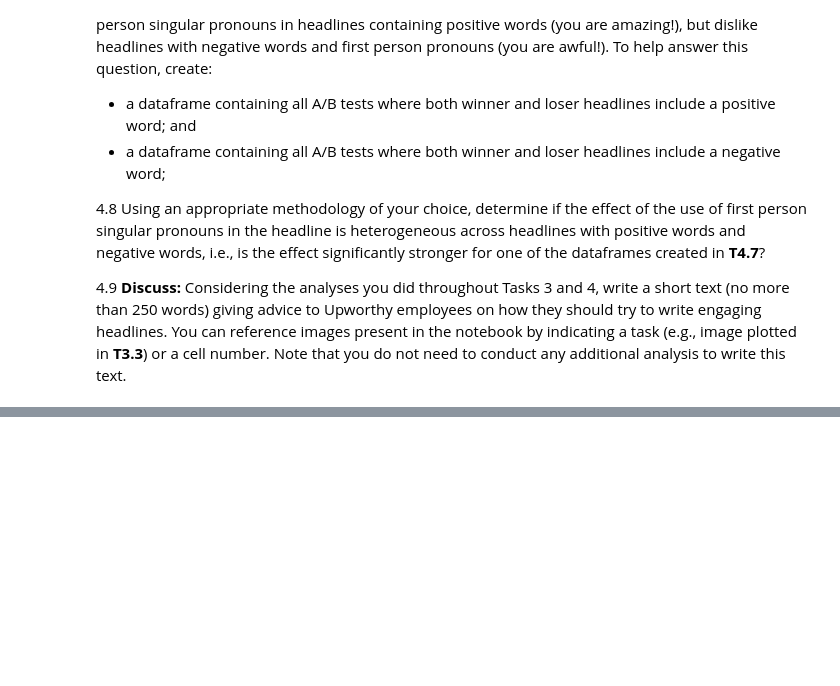
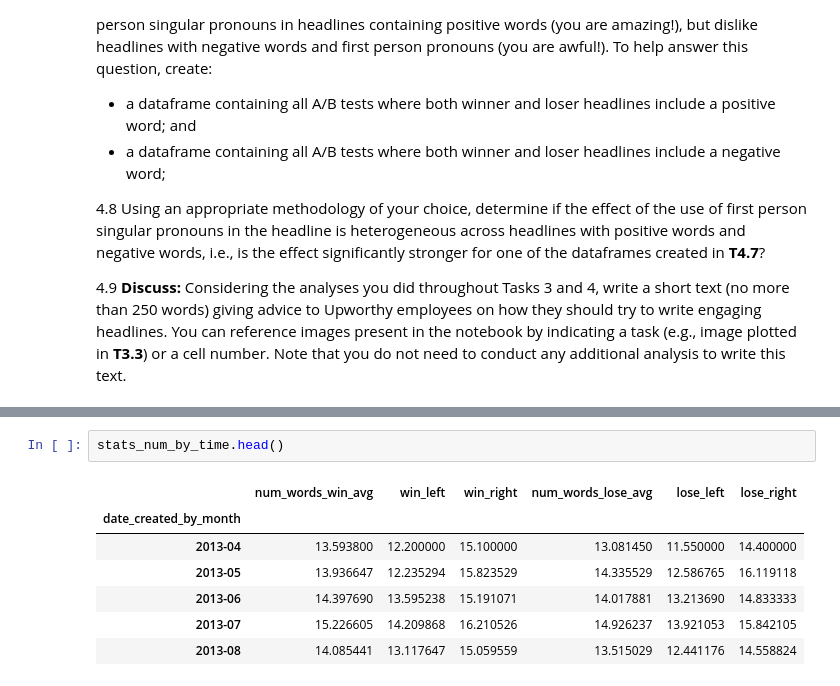
Before and after one commit to PeterYYZhang/2022, a Jupyter notebook: Homework/01 - Pandas Data Wrangling and Data Viz/hw1.ipynb, the cells around one changed output, grey strips where cells are left out. Cells and saved outputs as stored; diff of their text form; blank space fills up the shorter version.

```diff
--- a/Homework/01 - Pandas Data Wrangling and Data Viz/hw1.ipynb
+++ b/Homework/01 - Pandas Data Wrangling and Data Viz/hw1.ipynb
@@ -616,0 +884,10 @@ You can reference images present in the notebook by indicating a task (e.g., ima
+# %%
+stats_num_by_time.head()
+# %% [output]
+|  | num_words_win_avg | win_left | win_right | num_words_lose_avg | lose_left | lose_right |
+| date_created_by_month |  |  |  |  |  |  |
+| 2013-04 | 13.593800 | 12.200000 | 15.100000 | 13.081450 | 11.550000 | 14.400000 |
+| 2013-05 | 13.936647 | 12.235294 | 15.823529 | 14.335529 | 12.586765 | 16.119118 |
+| 2013-06 | 14.397690 | 13.595238 | 15.191071 | 14.017881 | 13.213690 | 14.833333 |
+| 2013-07 | 15.226605 | 14.209868 | 16.210526 | 14.926237 | 13.921053 | 15.842105 |
+| 2013-08 | 14.085441 | 13.117647 | 15.059559 | 13.515029 | 12.441176 | 14.558824 |
```
Also changed, not shown: parts of 58 cells of this notebook.
